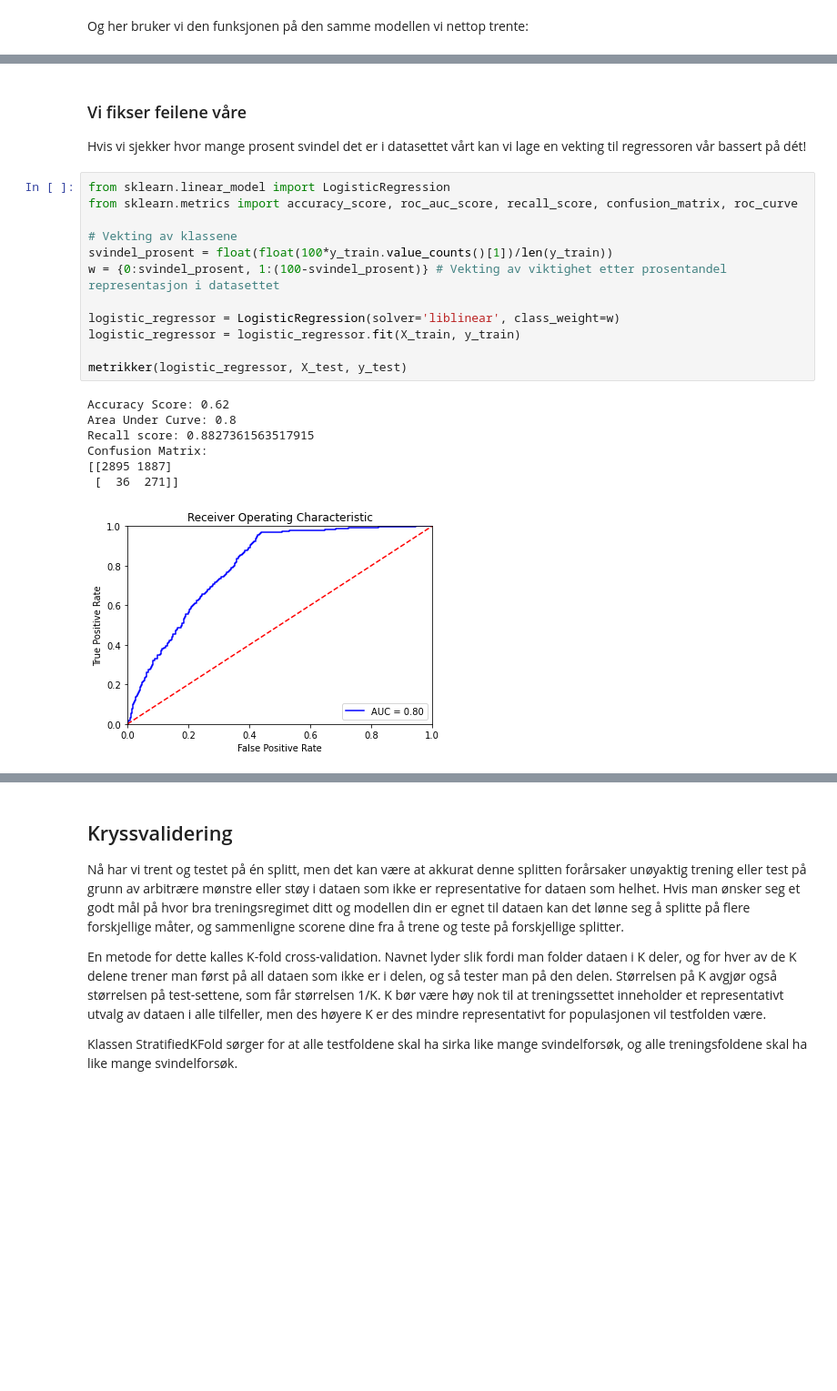
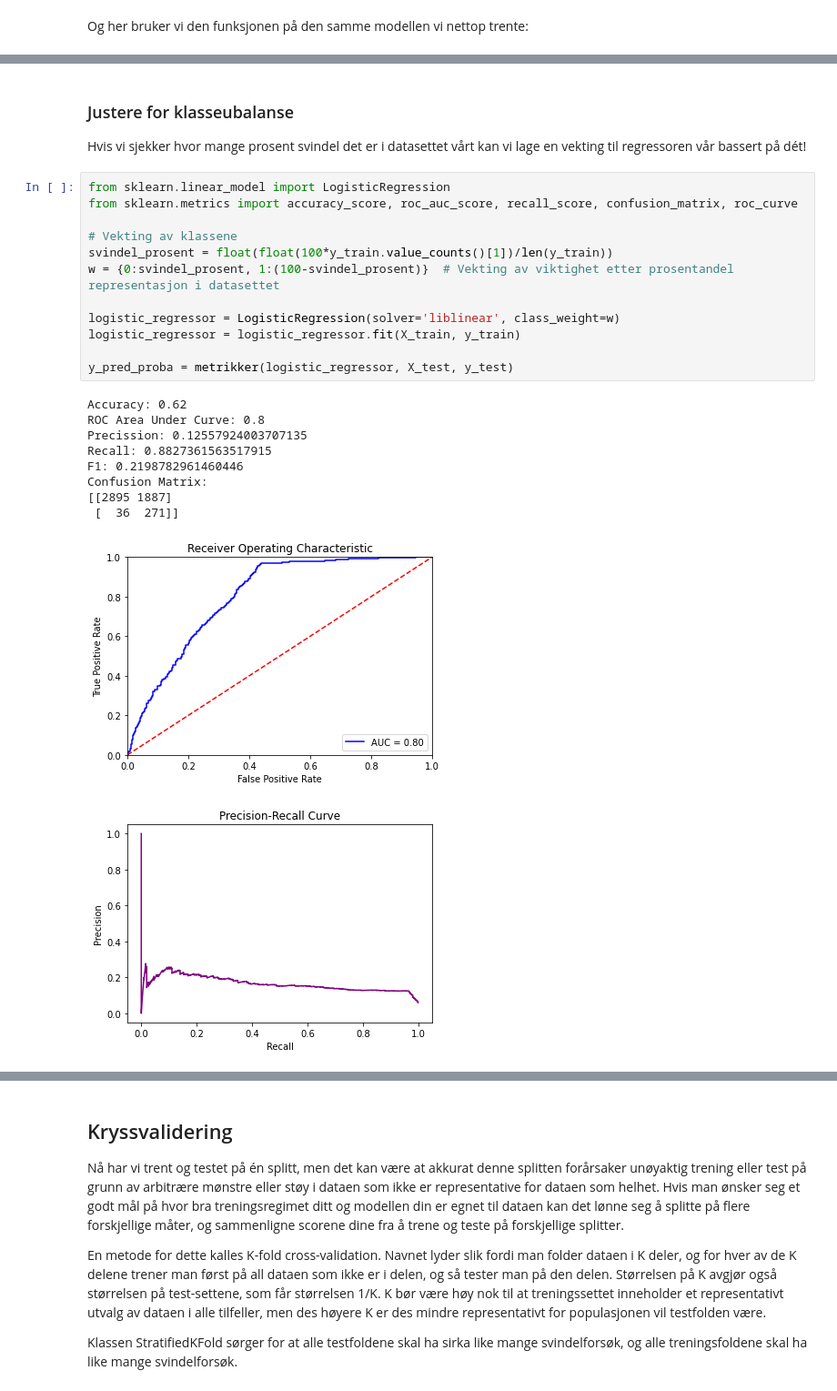
Before and after one commit to odaon/muffins-ai-motor, a Jupyter notebook: maskinlæring.ipynb, the cells around one changed output, grey strips where cells are left out. Shown at 91% size. Cells and saved outputs as stored; diff of their text form; blank space fills up the shorter version.

```diff
--- a/maskinlæring.ipynb
+++ b/maskinlæring.ipynb
@@ -131,25 +145,28 @@ En "confusion matrix" viser antall Type-1 og Type-2 feil, og antall riktige iden
 # %% [markdown]
-### Vi fikser feilene våre
+### Justere for klasseubalanse
 
 Hvis vi sjekker hvor mange prosent svindel det er i datasettet vårt kan vi lage en vekting til regressoren vår bassert på dét!
 # %%
 from sklearn.linear_model import LogisticRegression
 from sklearn.metrics import accuracy_score, roc_auc_score, recall_score, confusion_matrix, roc_curve
 
 # Vekting av klassene
 svindel_prosent = float(float(100*y_train.value_counts()[1])/len(y_train))
-w = {0:svindel_prosent, 1:(100-svindel_prosent)} # Vekting av viktighet etter prosentandel representasjon i datasettet
+w = {0:svindel_prosent, 1:(100-svindel_prosent)}  # Vekting av viktighet etter prosentandel representasjon i datasettet
 
 logistic_regressor = LogisticRegression(solver='liblinear', class_weight=w)
 logistic_regressor = logistic_regressor.fit(X_train, y_train)
 
-metrikker(logistic_regressor, X_test, y_test)
+y_pred_proba = metrikker(logistic_regressor, X_test, y_test)
 # %% [output]
-Accuracy Score: 0.62
-Area Under Curve: 0.8
-Recall score: 0.8827361563517915
+Accuracy: 0.62
+ROC Area Under Curve: 0.8
+Precission: 0.12557924003707135
+Recall: 0.8827361563517915
+F1: 0.2198782961460446
 Confusion Matrix:
 [[2895 1887]
  [  36  271]]
 [figure]
+[figure, added]
 # %% [markdown]
```
Also changed, not shown: parts of 20 cells of this notebook, 1 other file.
